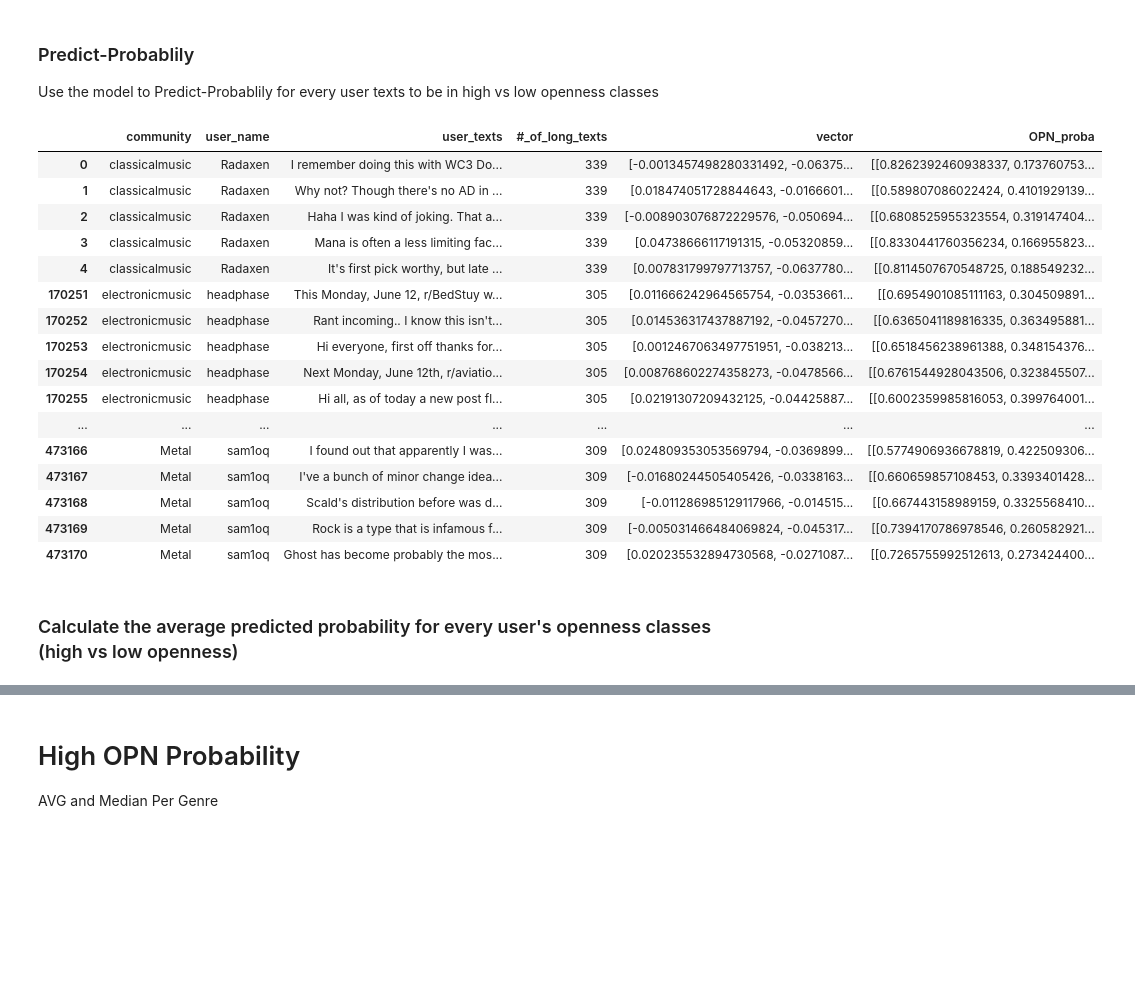
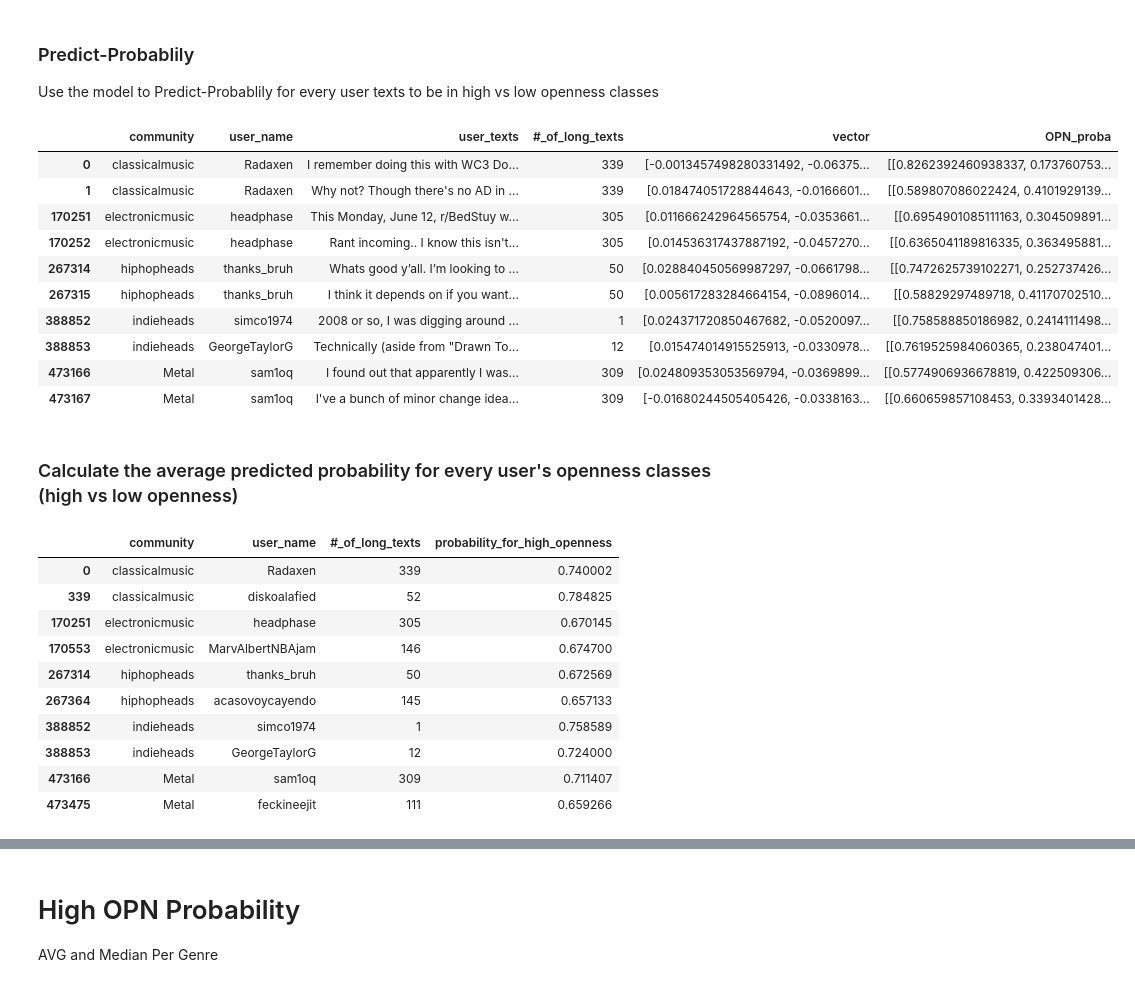
Before and after one commit to eliranshemtov/Musical-Preferences-And-Textual-Expression, a Jupyter notebook: Step8-back-to-reddit-data.ipynb, the cells around one changed output, grey strips where cells are left out. Saved outputs shown, nothing was run; the diff lists cells and outputs as text; code cells hidden in the pictures; blank space fills up the shorter version.

```diff
--- a/Step8-back-to-reddit-data.ipynb
+++ b/Step8-back-to-reddit-data.ipynb
@@ -35,19 +35,15 @@ for root, dirs, files in os.walk(directory):
             if file.endswith(".json"):
                 file_path = os.path.join(folder_path, file)
                 with open(file_path, "r") as json_file:
-                    data_for_stat_tests = json.load(json_file)
+                    data = json.load(json_file)
                     counter = 0
-                    for vector_file_name in data_for_stat_tests.keys():
-                        for sub in data_for_stat_tests.get(vector_file_name, {}).get(
-                            "submissions"
-                        ):
+                    for vector_file_name in data.keys():
+                        for sub in data.get(vector_file_name, {}).get("submissions"):
                             if len(sub.get("title", "").split()) >= threshold:
                                 counter += 1
                             if len(sub.get("body", "").split()) >= threshold:
                                 counter += 1
-                        for comment in data_for_stat_tests.get(
-                            vector_file_name, {}
-                        ).get("comments"):
+                        for comment in data.get(vector_file_name, {}).get("comments"):
                             if len(comment.get("body", "").split()) >= threshold:
                                 counter += 1
                     counter_in_genre.append(counter)
@@ -383,25 +379,19 @@ df["OPN_proba"] = df["vector"].apply(
     lambda x: gpt_and_myPersonality.predict_proba(np.array(x).reshape(1, -1))
 )
 # %%
-df.groupby("community").head(5)
+df.groupby("community").head(2)
 # %% [output]
 |  | community | user_name | user_texts | #_of_long_texts | vector | OPN_proba |
 | 0 | classicalmusic | Radaxen | I remember doing this with WC3 Do... | 339 | [-0.0013457498280331492, -0.06375... | [[0.8262392460938337, 0.173760753... |
 | 1 | classicalmusic | Radaxen | Why not? Though there's no AD in ... | 339 | [0.018474051728844643, -0.0166601... | [[0.589807086022424, 0.4101929139... |
-| 2 | classicalmusic | Radaxen | Haha I was kind of joking. That a... | 339 | [-0.008903076872229576, -0.050694... | [[0.6808525955323554, 0.319147404... |
-| 3 | classicalmusic | Radaxen | Mana is often a less limiting fac... | 339 | [0.04738666117191315, -0.05320859... | [[0.8330441760356234, 0.166955823... |
-| 4 | classicalmusic | Radaxen | It's first pick worthy, but late ... | 339 | [0.007831799797713757, -0.0637780... | [[0.8114507670548725, 0.188549232... |
 | 170251 | electronicmusic | headphase | This Monday, June 12, r/BedStuy w... | 305 | [0.011666242964565754, -0.0353661... | [[0.6954901085111163, 0.304509891... |
 | 170252 | electronicmusic | headphase | Rant incoming.. I know this isn't... | 305 | [0.014536317437887192, -0.0457270... | [[0.6365041189816335, 0.363495881... |
-| 170253 | electronicmusic | headphase | Hi everyone, first off thanks for... | 305 | [0.0012467063497751951, -0.038213... | [[0.6518456238961388, 0.348154376... |
-| 170254 | electronicmusic | headphase | Next Monday, June 12th, r/aviatio... | 305 | [0.008768602274358273, -0.0478566... | [[0.6761544928043506, 0.323845507... |
-| 170255 | electronicmusic | headphase | Hi all, as of today a new post fl... | 305 | [0.02191307209432125, -0.04425887... | [[0.6002359985816053, 0.399764001... |
-| ... | ... | ... | ... | ... | ... | ... |
+| 267314 | hiphopheads | thanks_bruh | Whats good y’all. I’m looking to ... | 50 | [0.028840450569987297, -0.0661798... | [[0.7472625739102271, 0.252737426... |
+| 267315 | hiphopheads | thanks_bruh | I think it depends on if you want... | 50 | [0.005617283284664154, -0.0896014... | [[0.58829297489718, 0.41170702510... |
+| 388852 | indieheads | simco1974 | 2008 or so, I was digging around ... | 1 | [0.024371720850467682, -0.0520097... | [[0.758588850186982, 0.2414111498... |
+| 388853 | indieheads | GeorgeTaylorG | Technically (aside from "Drawn To... | 12 | [0.015474014915525913, -0.0330978... | [[0.7619525984060365, 0.238047401... |
 | 473166 | Metal | sam1oq | I found out that apparently I was... | 309 | [0.024809353053569794, -0.0369899... | [[0.5774906936678819, 0.422509306... |
 | 473167 | Metal | sam1oq | I've a bunch of minor change idea... | 309 | [-0.01680244505405426, -0.0338163... | [[0.660659857108453, 0.3393401428... |
-| 473168 | Metal | sam1oq | Scald's distribution before was d... | 309 | [-0.011286985129117966, -0.014515... | [[0.667443158989159, 0.3325568410... |
-| 473169 | Metal | sam1oq | Rock is a type that is infamous f... | 309 | [-0.005031466484069824, -0.045317... | [[0.7394170786978546, 0.260582921... |
-| 473170 | Metal | sam1oq | Ghost has become probably the mos... | 309 | [0.020235532894730568, -0.0271087... | [[0.7265755992512613, 0.273424400... |
 # %% [markdown]
 ### Calculate the average predicted probability for every user's openness classes (high vs low openness)
 # %%
@@ -409,3 +399,18 @@ average_opn_proba_0 = df.groupby("user_name")["OPN_proba"].apply(
     lambda x: x.apply(lambda y: y[0][0]).mean()
 )
 df["probability_for_high_openness"] = df["user_name"].map(average_opn_proba_0)
+df = df.drop_duplicates(subset="user_name")
+df = df.drop(columns=["user_texts", "vector", "OPN_proba"])
+df.groupby("community").head(2)
+# %% [output]
+|  | community | user_name | #_of_long_texts | probability_for_high_openness |
+| 0 | classicalmusic | Radaxen | 339 | 0.740002 |
+| 339 | classicalmusic | diskoalafied | 52 | 0.784825 |
+| 170251 | electronicmusic | headphase | 305 | 0.670145 |
+| 170553 | electronicmusic | MarvAlbertNBAjam | 146 | 0.674700 |
+| 267314 | hiphopheads | thanks_bruh | 50 | 0.672569 |
+| 267364 | hiphopheads | acasovoycayendo | 145 | 0.657133 |
+| 388852 | indieheads | simco1974 | 1 | 0.758589 |
+| 388853 | indieheads | GeorgeTaylorG | 12 | 0.724000 |
+| 473166 | Metal | sam1oq | 309 | 0.711407 |
+| 473475 | Metal | feckineejit | 111 | 0.659266 |
```
Also changed, not shown: parts of 14 cells of this notebook.
